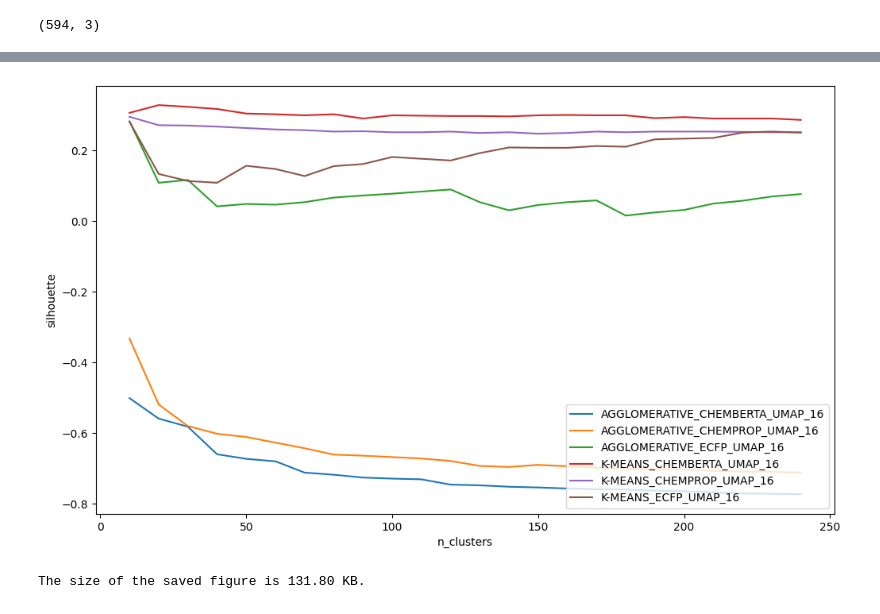
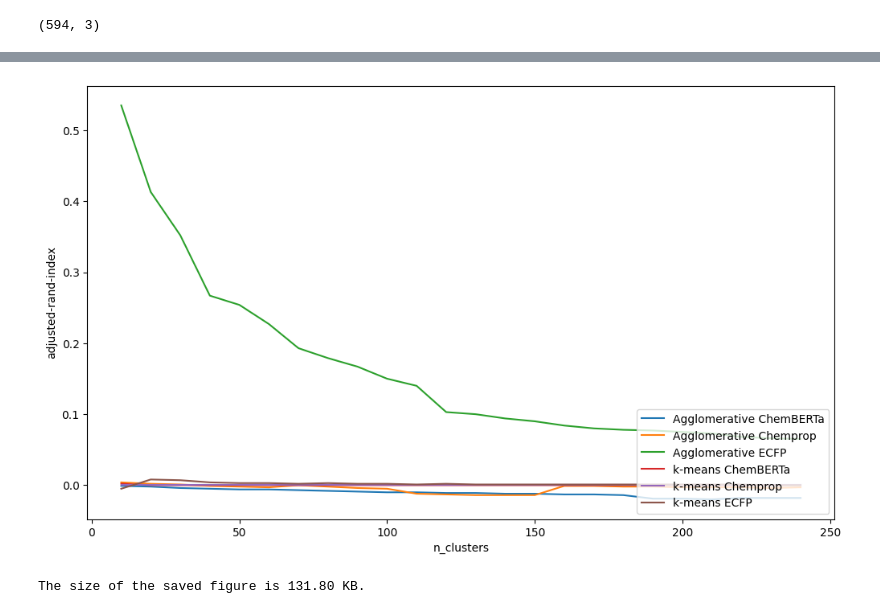
Before and after one commit to ilkersigirci/thesis-work, a Jupyter notebook: notebooks/wandb_test.ipynb, the cells around one changed output, grey strips where cells are left out. Drawn from its saved outputs; the diff is of its cells as text; code cells hidden in the pictures.

```diff
--- a/notebooks/wandb_test.ipynb
+++ b/notebooks/wandb_test.ipynb
@@ -194,14 +194,14 @@ from thesis_work.utils.wandb_api import (
 
 # project_name = "related-work"
 # project_name = "6-protein-family-2-step"
-project_name = "ataberk-chembl27-abl1"
+# project_name = "ataberk-chembl27-abl1"
 # project_name = "ataberk-chembl27-renin"
-# project_name = "ataberk-chembl27-thb"
+project_name = "ataberk-chembl27-thb"
 
-metric = "silhouette"
+# metric = "silhouette"
+metric = "adjusted-rand-index"
 # metric = "calinski-harabasz-index"
 # metric = "davies-bouldin"
-# metric = "adjusted-rand-index"
 
 metric_x_index_name = "n_clusters"
 # metric_x_index_name= "threshold"
@@ -211,7 +211,17 @@ run_name_filter_substring = "_UMAP_16"
 # run_name_filter_substring = "ChemBERTa"
 # run_name_filter_substring = "chemprop"
 
+# save_path = "Chembl_27_ABL1_Silhouette.png"
 # save_path = "Chembl_27_ABL1_ARI.png"
+
+# save_path = "Chembl_27_Renin_Silhouette.png"
+# save_path = "Chembl_27_Renin_ARI.png"
+
+# save_path = "Chembl_27_THB_Silhouette.png"
+save_path = "Chembl_27_THB_ARI.png"
+
+# save_path = "Related_Work_Silhouette.png"
+# save_path = "Related_Work_Calinski_Harabasz.png"
 # save_path = "Related_Work_Davies_Bouldin.png"
 # %%
 result = get_metric_from_project(
@@ -251,0 +262,11 @@ result = result[result["n_clusters"] < 250]
+# %%
+result["name"] = result["name"].replace(
+    {
+        "K-MEANS_CHEMBERTA-77M-MTR_UMAP_16": "k-means ChemBERTa",
+        "K-MEANS_CHEMPROP_UMAP_16": "k-means Chemprop",
+        "K-MEANS_ECFP_UMAP_16": "k-means ECFP",
+        "AGGLOMERATIVE_CHEMBERTA-77M-MTR_UMAP_16": "Agglomerative ChemBERTa",
+        "AGGLOMERATIVE_CHEMPROP_UMAP_16": "Agglomerative Chemprop",
+        "AGGLOMERATIVE_ECFP_UMAP_16": "Agglomerative ECFP",
+    }
+)
@@ -252,17 +294,17 @@ result = result[result["n_clusters"] < 250]
 # %%
 fig, ax = plot_metric_from_project(
     df=result,
     metric=metric,
     metric_x_index_name=metric_x_index_name,
     # run_name_filter_substring=run_name_filter_substring,
     show_title=False,
     method="matplotlib",
-    # save_path=save_path,
+    save_path=save_path,
 )
 
 fig
 # %% [output]
-[figure, old version]
+[figure, new version]
 # %%
 size = os.path.getsize(save_path) / 1024
 print(f"The size of the saved figure is {size:.2f} KB.")
```
Also changed, not shown: parts of 6 cells of this notebook.
